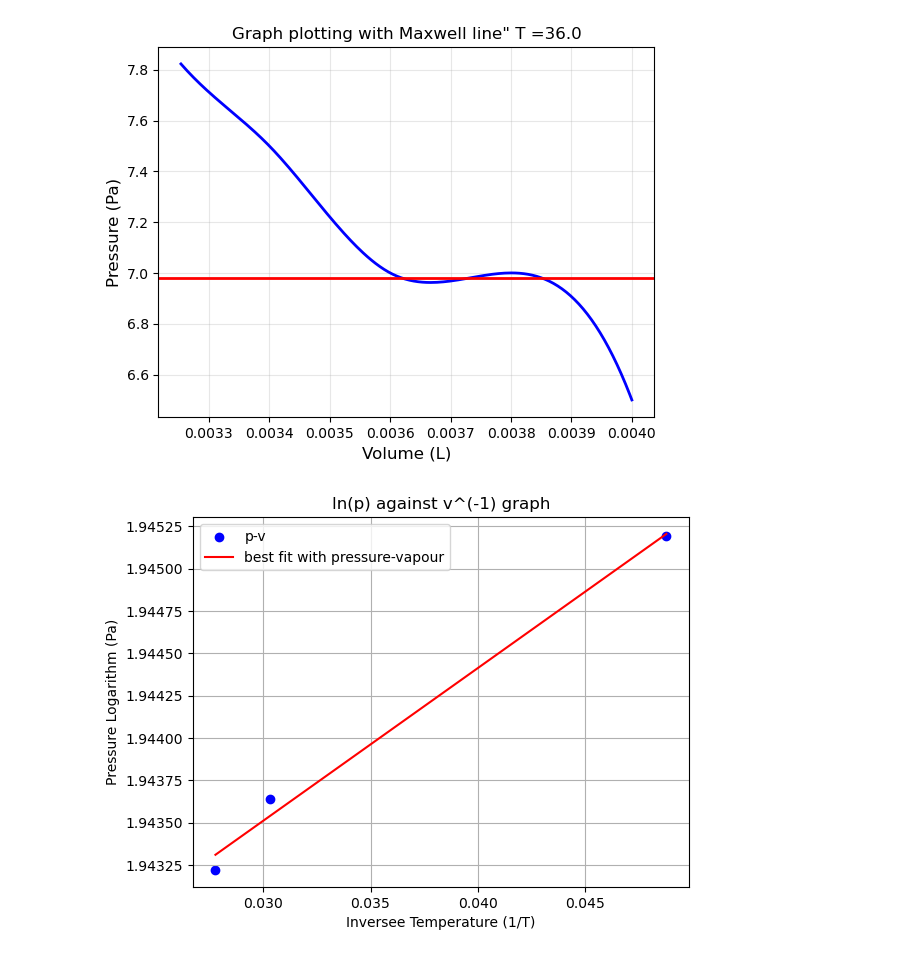
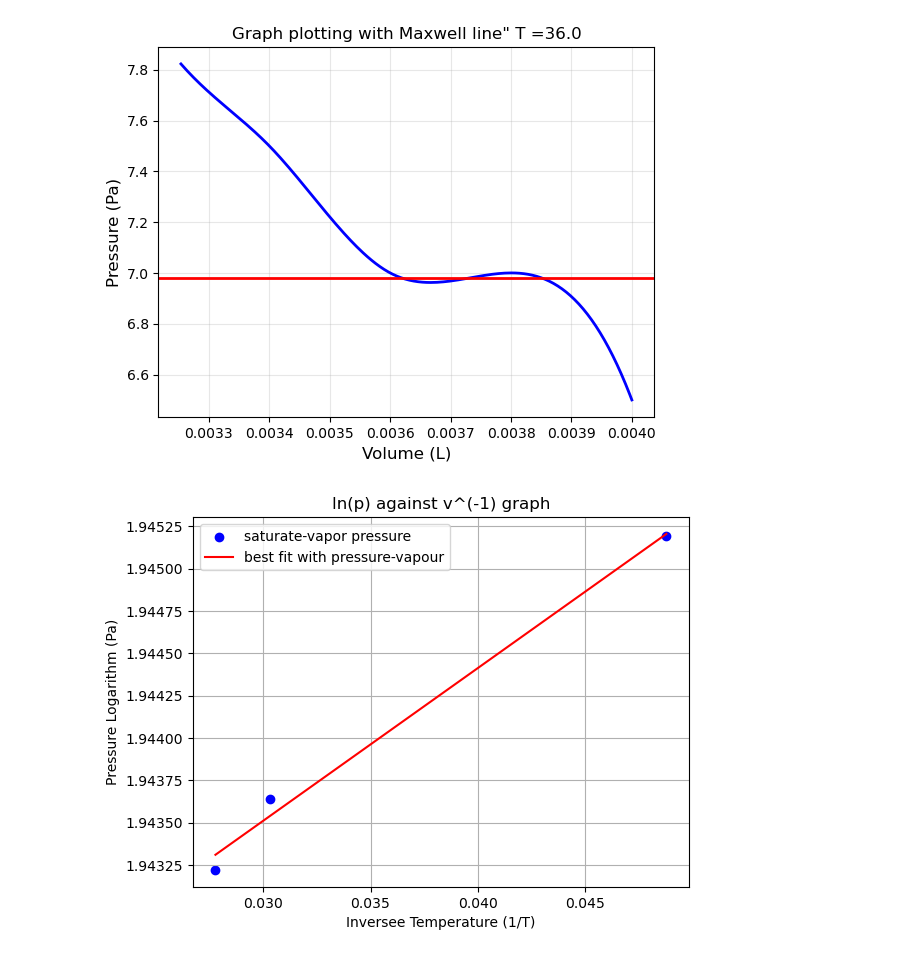
Before and after one commit to nomushu/Experiment-6, a Jupyter notebook: Jupyter code.ipynb, the cells around one changed output. Saved outputs shown, nothing was run; the diff lists cells and outputs as text; code cells hidden in the pictures.

```diff
--- a/Jupyter code.ipynb
+++ b/Jupyter code.ipynb
@@ -229,26 +229,26 @@ Spinodal points:
 # %%
 def pressure_vapour(T,p_s0,Q):
     return np.log(p_s0) + (-Q*T/(R))
 
 smooth_temp = np.linspace(1/vapor_temperature[0],1/vapor_temperature[-1],1000)
 
 inverse_T = 1/vapor_temperature
 ln_p = np.log(vapor_pressure)
 
 #fit the line
 popt, pcov = opt.curve_fit(pressure_vapour,inverse_T,ln_p)
 pressure_fit = pressure_vapour(smooth_temp,*popt)
 
 
 plt.title(f"ln(p) against v^(-1) graph")
 
-plt.scatter(inverse_T,ln_p, label=r"p-v", color='blue',)
+plt.scatter(inverse_T,ln_p, label=r"saturate-vapor pressure", color='blue',)
 plt.plot(smooth_temp,pressure_fit,label="best fit with pressure-vapour",color="red")
 
 plt.grid(True)
 plt.xlabel("Inversee Temperature (1/T)")
 plt.ylabel("Pressure Logarithm (Pa)")
 plt.legend()
 plt.show()
 # %% [output]
-[figure, old version]
+[figure, new version]
```
Also changed, not shown: 1 other file.
